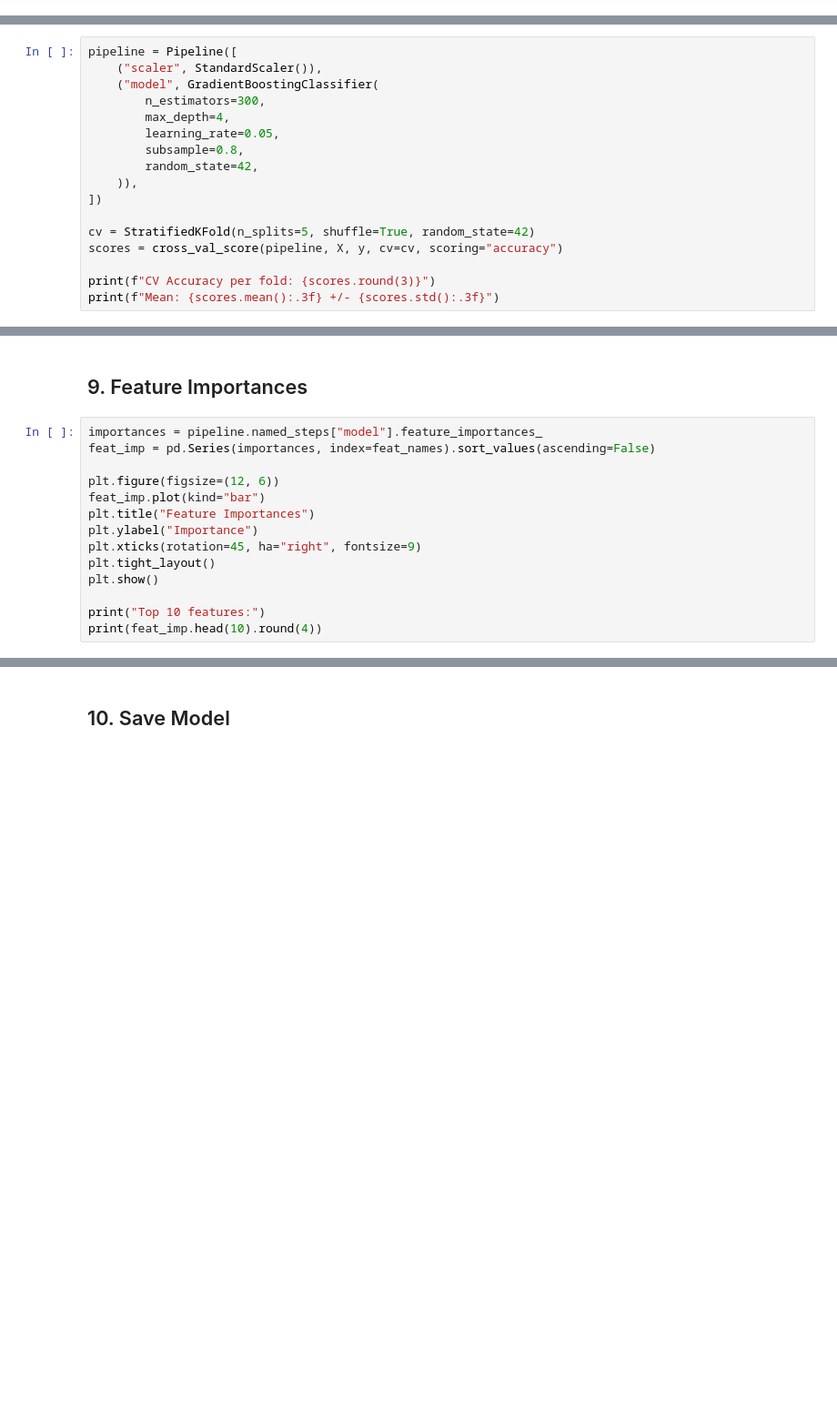
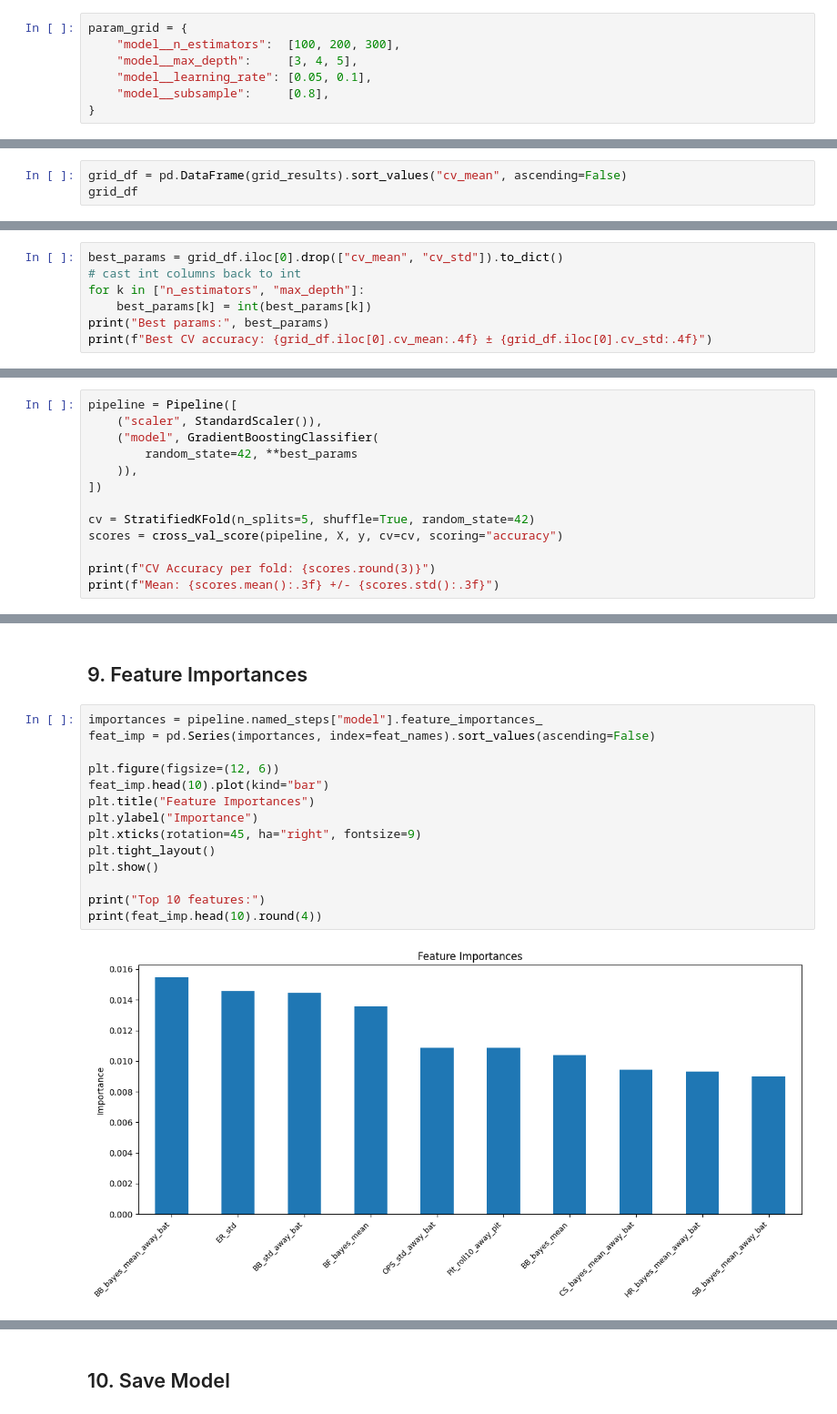
Before and after one commit to nchapman95/pitch_predictor, a Jupyter notebook: backend/model/model_development_v1.ipynb, the cells around one changed output, grey strips where cells are left out. Shown at 91% size. Saved outputs shown, nothing was run; the diff lists cells and outputs as text; blank space fills up the shorter version.

```diff
--- a/backend/model/model_development_v1.ipynb
+++ b/backend/model/model_development_v1.ipynb
@@ -573,0 +595,7 @@ plot_feature_distributions(X, roll_cols,        f'Rolling {WINDOW}-Game Means')
+# %%
+param_grid = {
+    "model__n_estimators":  [100, 200, 300],
+    "model__max_depth":     [3, 4, 5],
+    "model__learning_rate": [0.05, 0.1],
+    "model__subsample":     [0.8],
+}
@@ -573,0 +666,3 @@ plot_feature_distributions(X, roll_cols,        f'Rolling {WINDOW}-Game Means')
+# %%
+grid_df = pd.DataFrame(grid_results).sort_values("cv_mean", ascending=False)
+grid_df
@@ -573,0 +687,7 @@ plot_feature_distributions(X, roll_cols,        f'Rolling {WINDOW}-Game Means')
+# %%
+best_params = grid_df.iloc[0].drop(["cv_mean", "cv_std"]).to_dict()
+# cast int columns back to int
+for k in ["n_estimators", "max_depth"]:
+    best_params[k] = int(best_params[k])
+print("Best params:", best_params)
+print(f"Best CV accuracy: {grid_df.iloc[0].cv_mean:.4f} ± {grid_df.iloc[0].cv_std:.4f}")
@@ -577,11 +714,7 @@ plot_feature_distributions(X, roll_cols,        f'Rolling {WINDOW}-Game Means')
 pipeline = Pipeline([
     ("scaler", StandardScaler()),
     ("model", GradientBoostingClassifier(
-        n_estimators=300,
-        max_depth=4,
-        learning_rate=0.05,
-        subsample=0.8,
-        random_state=42,
+        random_state=42, **best_params
     )),
 ])
 
@@ -610,14 +767,16 @@ plt.show()
 # %%
 importances = pipeline.named_steps["model"].feature_importances_
 feat_imp = pd.Series(importances, index=feat_names).sort_values(ascending=False)
 
 plt.figure(figsize=(12, 6))
-feat_imp.plot(kind="bar")
+feat_imp.head(10).plot(kind="bar")
 plt.title("Feature Importances")
 plt.ylabel("Importance")
 plt.xticks(rotation=45, ha="right", fontsize=9)
 plt.tight_layout()
 plt.show()
 
 print("Top 10 features:")
 print(feat_imp.head(10).round(4))
+# %% [output]
+[figure, added]
```
Also changed, not shown: parts of 37 cells of this notebook, 10 other files.
